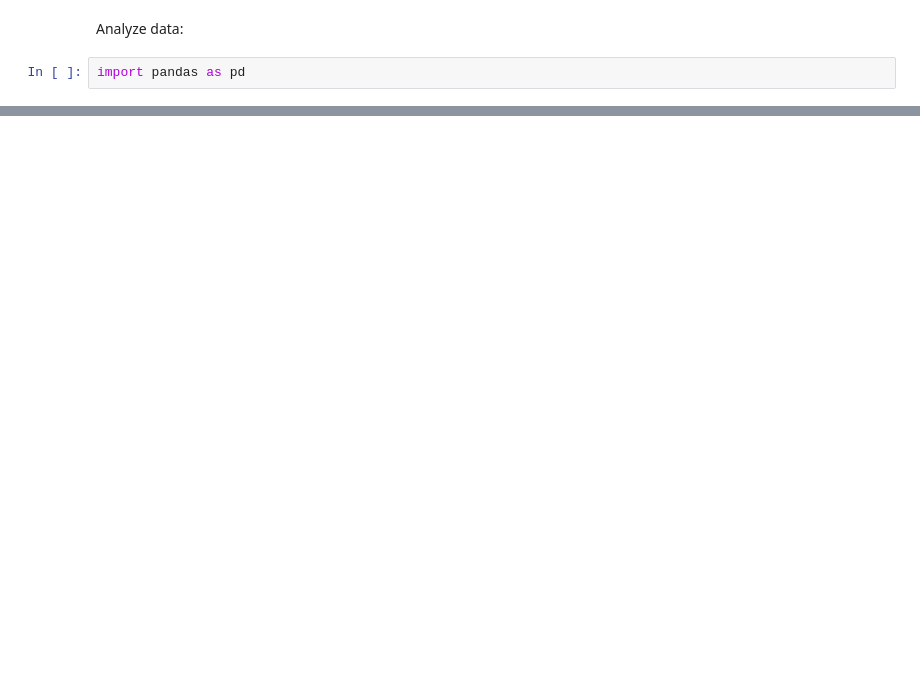
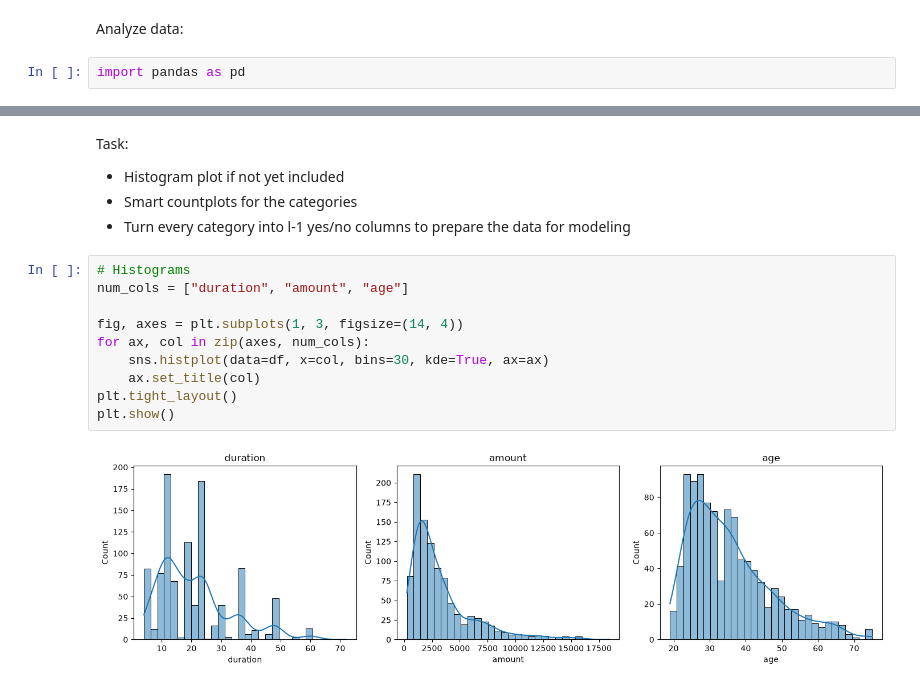
Before and after one commit to luisesmt/ESMT_IML, a Jupyter notebook: my_work/dpp_eda.ipynb, the cells around one changed output, grey strips where cells are left out. Drawn from its saved outputs; the diff is of its cells as text; blank space fills up the shorter version.

```diff
--- a/my_work/dpp_eda.ipynb
+++ b/my_work/dpp_eda.ipynb
@@ -51,0 +103,17 @@ Index(['status', 'duration', 'credit_history', 'purpose', 'amount', 'savings',
+# %% [markdown]
+Task:
+- Histogram plot if not yet included
+- Smart countplots for the categories
+- Turn every category into l-1 yes/no columns to prepare the data for modeling
+# %%
+# Histograms
+num_cols = ["duration", "amount", "age"]
+
+fig, axes = plt.subplots(1, 3, figsize=(14, 4))
+for ax, col in zip(axes, num_cols):
+    sns.histplot(data=df, x=col, bins=30, kde=True, ax=ax)
+    ax.set_title(col)
+plt.tight_layout()
+plt.show()
+# %% [output]
+[figure, added]
```
Also changed, not shown: parts of 7 cells of this notebook.
